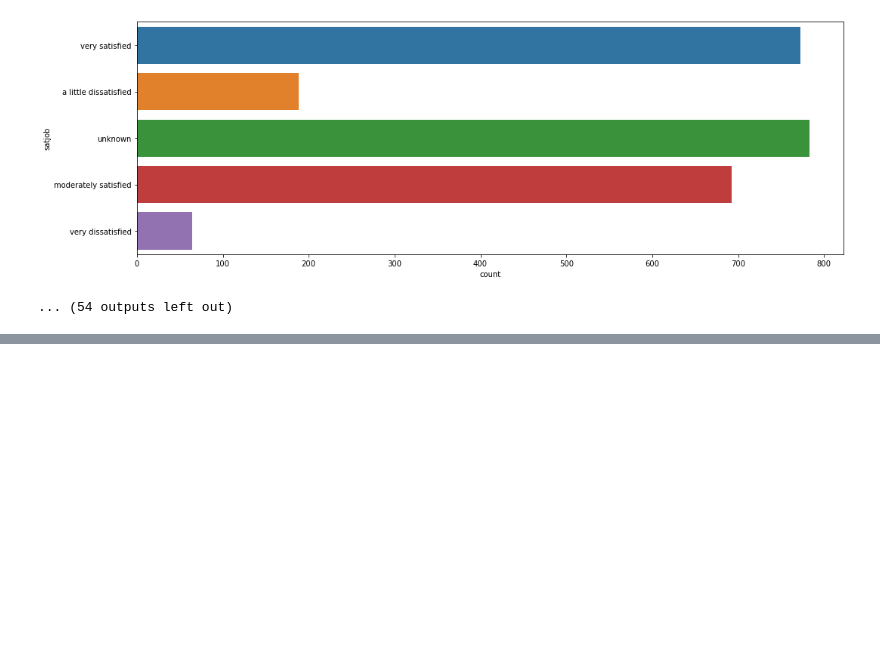
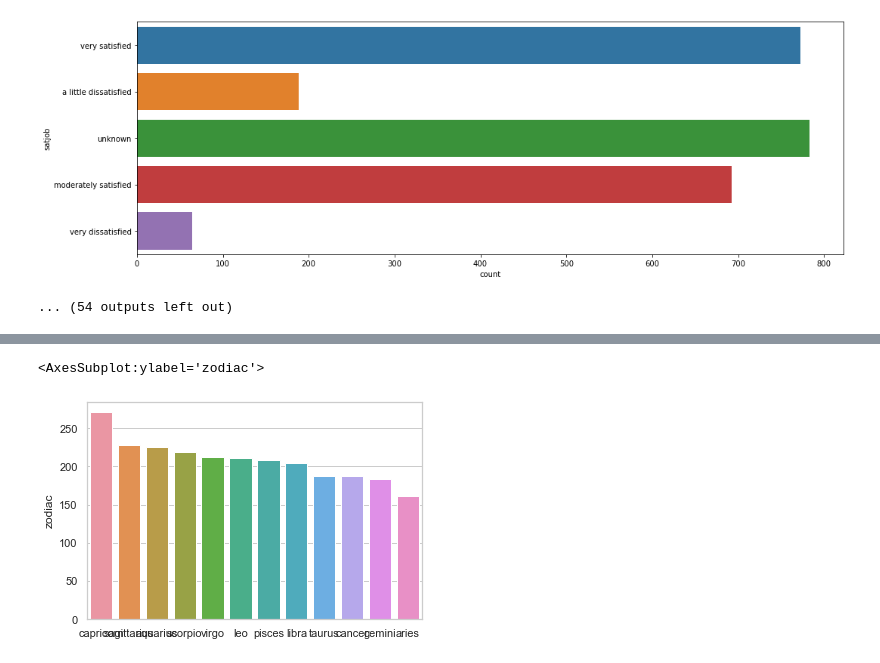
Before and after one commit to jeneyring/GSS_survey, a Jupyter notebook: gss-EDA.ipynb, the cells around one changed output, grey strips where cells are left out. Saved outputs shown, nothing was run; the diff lists cells and outputs as text; code cells hidden in the pictures; blank space fills up the shorter version.

```diff
--- a/gss-EDA.ipynb
+++ b/gss-EDA.ipynb
@@ -314,0 +452,5 @@ train.maocc10.value_counts()
+# %%
+sns.barplot(x=train.zodiac.value_counts().index, y=train.zodiac.value_counts())
+# %% [output]
+<AxesSubplot:ylabel='zodiac'>
+[figure, added]
```
Also changed, not shown: parts of 60 cells of this notebook, 1 other file.
